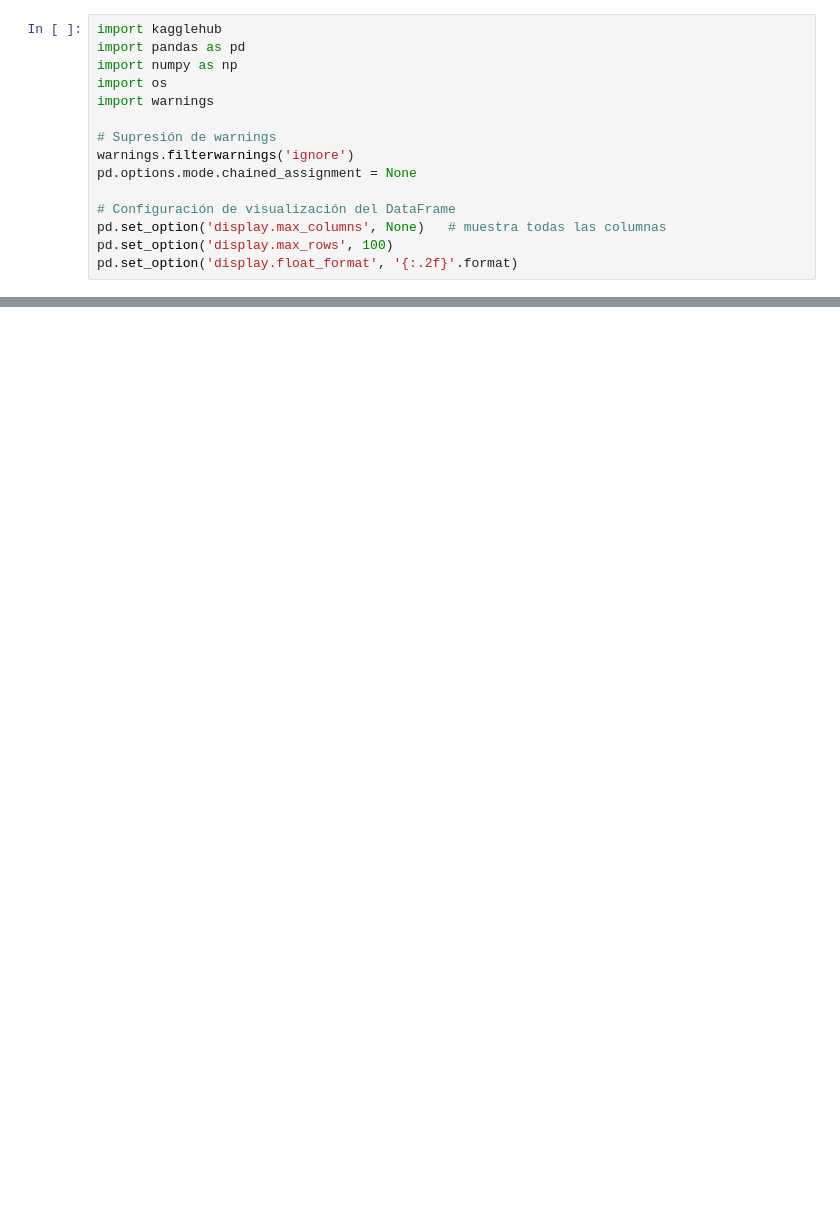
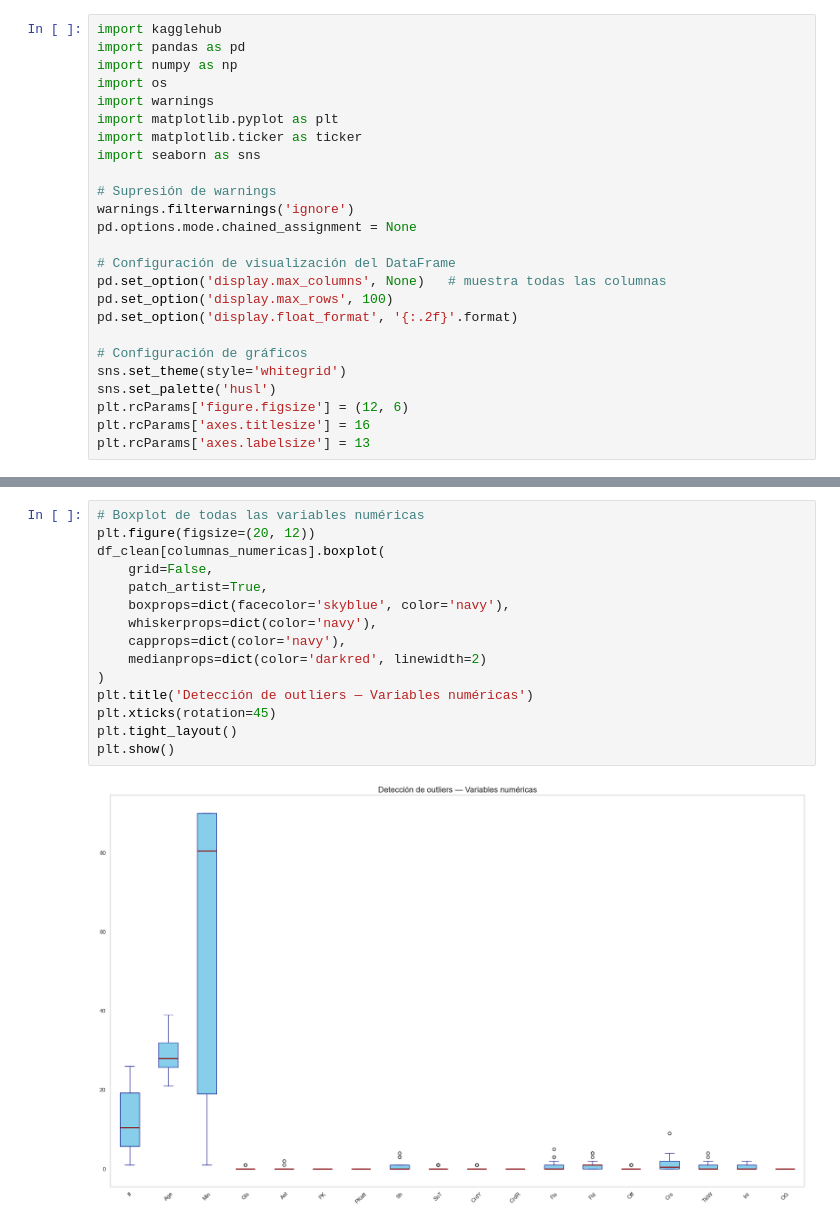
Before and after one commit to andressonsino/football-data-analysis, a Jupyter notebook: inglaterra-argentina-wc-26/inglaterra_argentina_wc_26.ipynb, the cells around one changed output, grey strips where cells are left out. Drawn from its saved outputs; the diff is of its cells as text; blank space fills up the shorter version.

```diff
--- a/inglaterra-argentina-wc-26/inglaterra_argentina_wc_26.ipynb
+++ b/inglaterra-argentina-wc-26/inglaterra_argentina_wc_26.ipynb
@@ -4,6 +4,9 @@ import pandas as pd
 import numpy as np
 import os
 import warnings
+import matplotlib.pyplot as plt
+import matplotlib.ticker as ticker
+import seaborn as sns
 
 # Supresión de warnings
 warnings.filterwarnings('ignore')
@@ -13,6 +16,13 @@ pd.options.mode.chained_assignment = None
 pd.set_option('display.max_columns', None)   # muestra todas las columnas
 pd.set_option('display.max_rows', 100)
 pd.set_option('display.float_format', '{:.2f}'.format)
+
+# Configuración de gráficos
+sns.set_theme(style='whitegrid')
+sns.set_palette('husl')
+plt.rcParams['figure.figsize'] = (12, 6)
+plt.rcParams['axes.titlesize'] = 16
+plt.rcParams['axes.labelsize'] = 13
 # %%
 
 # ── Configuración ──────────────────────────────────────────
@@ -156,0 +215,17 @@ print(f'Filas: {df_clean.shape[0]} | Columnas: {df_clean.shape[1]}')
+# %%
+# Boxplot de todas las variables numéricas
+plt.figure(figsize=(20, 12))
+df_clean[columnas_numericas].boxplot(
+    grid=False,
+    patch_artist=True,
+    boxprops=dict(facecolor='skyblue', color='navy'),
+    whiskerprops=dict(color='navy'),
+    capprops=dict(color='navy'),
+    medianprops=dict(color='darkred', linewidth=2)
+)
+plt.title('Detección de outliers — Variables numéricas')
+plt.xticks(rotation=45)
+plt.tight_layout()
+plt.show()
+# %% [output]
+[figure, added]
```
Also changed, not shown: parts of 13 cells of this notebook.
